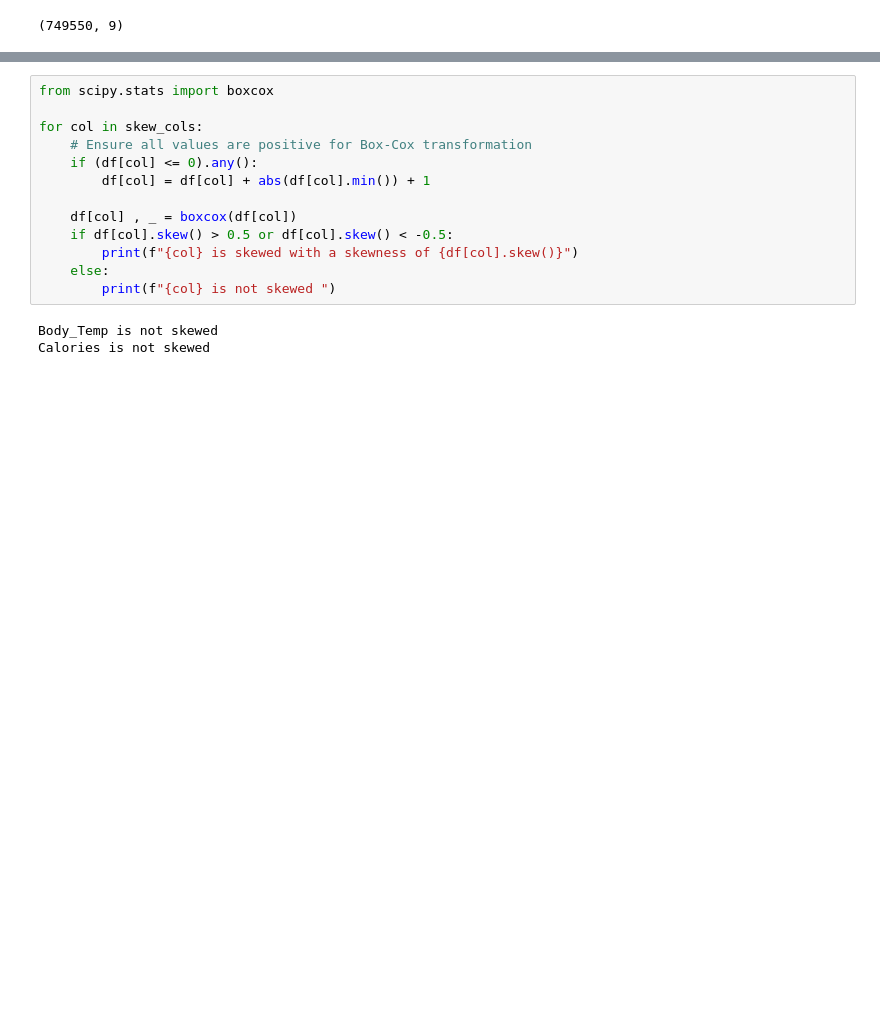
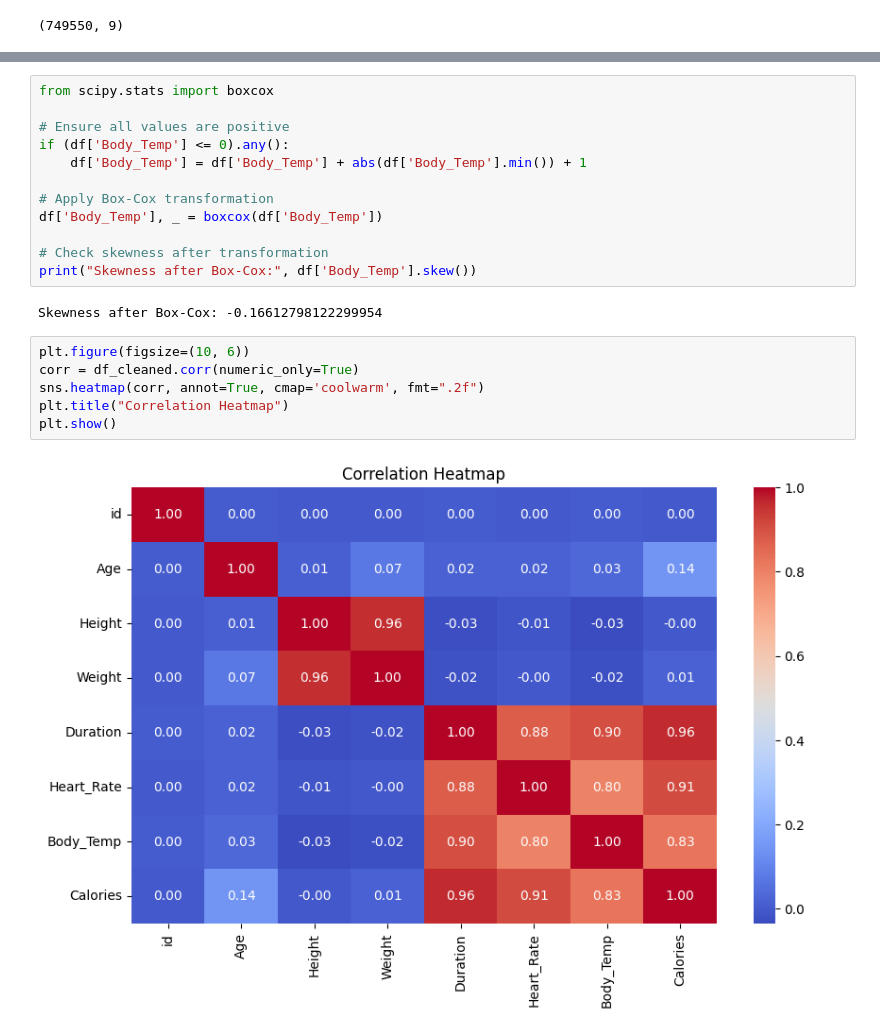
Before and after one commit to kokilagaurav/energy_expenditure_estimator, a Jupyter notebook: notebook.ipynb, the cells around one changed output, grey strips where cells are left out. Drawn from its saved outputs; the diff is of its cells as text; blank space fills up the shorter version.

```diff
--- a/notebook.ipynb
+++ b/notebook.ipynb
@@ -173,16 +173,22 @@ Calories is not skewed
 # %%
 from scipy.stats import boxcox
 
-for col in skew_cols:
-    # Ensure all values are positive for Box-Cox transformation
-    if (df[col] <= 0).any():
-        df[col] = df[col] + abs(df[col].min()) + 1
+# Ensure all values are positive
+if (df['Body_Temp'] <= 0).any():
+    df['Body_Temp'] = df['Body_Temp'] + abs(df['Body_Temp'].min()) + 1
 
-    df[col] , _ = boxcox(df[col])
-    if df[col].skew() > 0.5 or df[col].skew() < -0.5:
-        print(f"{col} is skewed with a skewness of {df[col].skew()}")
-    else:
-        print(f"{col} is not skewed ")
+# Apply Box-Cox transformation
+df['Body_Temp'], _ = boxcox(df['Body_Temp'])
+
+# Check skewness after transformation
+print("Skewness after Box-Cox:", df['Body_Temp'].skew())
 # %% [output]
-Body_Temp is not skewed
-Calories is not skewed
+Skewness after Box-Cox: -0.16612798122299954
+# %%
+plt.figure(figsize=(10, 6))
+corr = df_cleaned.corr(numeric_only=True)
+sns.heatmap(corr, annot=True, cmap='coolwarm', fmt=".2f")
+plt.title("Correlation Heatmap")
+plt.show()
+# %% [output]
+[figure, added]
```
Also changed, not shown: parts of 12 cells of this notebook.
